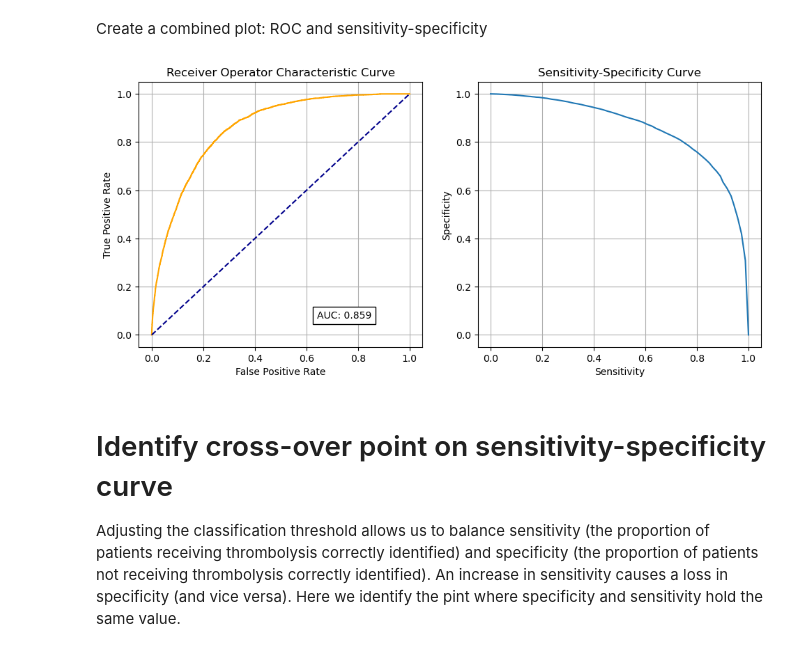
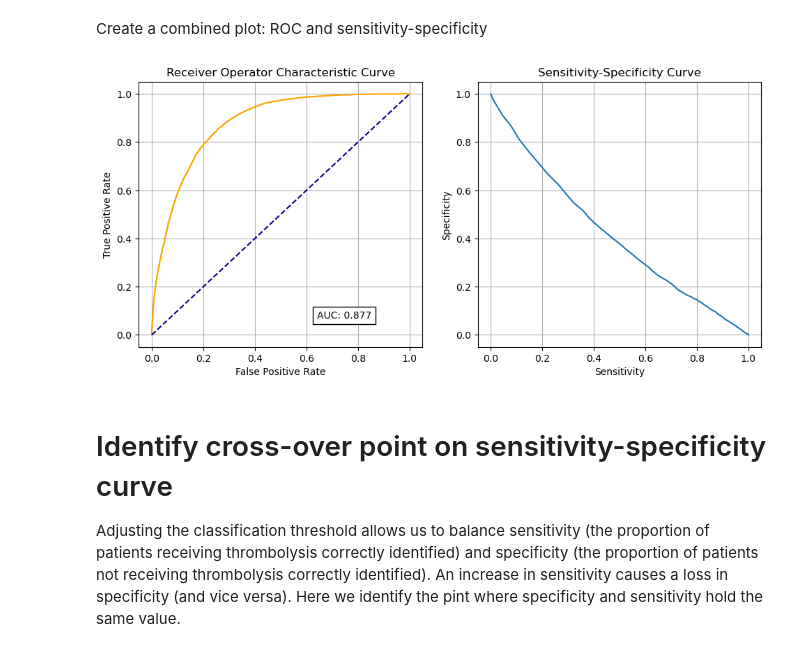
Before and after one commit to samuel-book/stroke_outcome_ml, a Jupyter notebook: xgb_7_features/080_xgb_1fold_7_features_binary_thresholds.ipynb, the cells around one changed output. Drawn from its saved outputs; the diff is of its cells as text; code cells hidden in the pictures.

```diff
--- a/xgb_7_features/080_xgb_1fold_7_features_binary_thresholds.ipynb
+++ b/xgb_7_features/080_xgb_1fold_7_features_binary_thresholds.ipynb
@@ -194,8 +194,7 @@ There are 125 features (after one-hot encoding)
 # %% [markdown]
 Crate a dataframe containing each of the target features for the different threshold values
 # %%
-def create_df_of_binary_target_features(data, target_feature,
-                                        binary_thresholds):
+def create_df_of_binary_target_features(target_feature_data, binary_thresholds):
     """
     Given a feature, return a dataframe of all of the different binary versions
     depending on the threshold used
@@ -222,7 +221,7 @@ def create_df_of_binary_target_features(data, target_feature,
 
         # Then set to 1 those patients that are the threshold value or less
         df[binary_target_feature_name] = (
-                                    (data[target_feature] <= threshold) * 1)
+                                    (target_feature_data <= threshold) * 1)
 
     return(df)
 # %% [markdown]
@@ -235,3 +229,6 @@ df_all_y_test = create_df_of_binary_target_features(test_data, target_feature,
+# %%
+df_all_y_bin_train = create_df_of_binary_target_features(y_train, list_binary_thresholds)
+df_all_y_bin_test = create_df_of_binary_target_features(y_test, list_binary_thresholds)
 # %% [markdown]
 Plot barchart of proportion in each class for each of the thresholds
 # %%
@@ -483,3 +544,18 @@ binary_threshold = 2
+# %%
+# Set threshold to look at
+binary_threshold = 2
+
+# Create the target feature name (for this binary case)
+binary_target_feature_name = f'{target_feature}_bin_{binary_threshold}'
+
+# Get the y values for hte test set for this threshold
+y_test_bin = df_all_y_bin_test[binary_target_feature_name]
+
+# Get the probabilities for each instance for this threshold model
+y_probs = y_probs_binary[binary_threshold]
+
+# Get model for specified threshold
+model = list_model[binary_threshold]
 # %% [markdown]
 ## Identify intersection of sensitivity and specificity
 # %%
@@ -598,7 +674,7 @@ specificity = []
 thresholds = np.arange(0.0, 1.01, 0.01)
 for cutoff in thresholds: #  loop 0 --> 1 on steps of 0.1
     # Get classificiation using cutoff
-    predicted_class = y_probs[:,1] >= cutoff
+    predicted_class = y_probs >= cutoff
     predicted_class = predicted_class * 1.0
     # Call accuracy measures function
     accuracy = calculate_accuracy(y_test, predicted_class)
@@ -609,39 +685,43 @@ for cutoff in thresholds: #  loop 0 --> 1 on steps of 0.1
 Create a combined plot: ROC and sensitivity-specificity
 # %%
 fig = plt.figure(figsize=(10,5))
+
+# Get ROC AUC
+fpr, tpr, thresholds = roc_curve(y_test_bin, y_probs)
+roc_auc = auc(fpr, tpr)
 
 # Plot ROC
 ax1 = fig.add_subplot(121)
 ax1.plot(fpr, tpr, color='orange')
 ax1.plot([0, 1], [0, 1], color='darkblue', linestyle='--')
 ax1.set_xlabel('False Positive Rate')
 ax1.set_ylabel('True Positive Rate')
 ax1.set_title('Receiver Operator Characteristic Curve')
 text = f'AUC: {roc_auc:.3f}'
 ax1.text(0.64,0.07, text,
          bbox=dict(facecolor='white', edgecolor='black'))
 plt.grid(True)
 
 # Plot sensitivity-specificity
 ax2 = fig.add_subplot(122)
 ax2.plot(sensitivity, specificity)
 ax2.set_xlabel('Sensitivity')
 ax2.set_ylabel('Specificity')
 ax2.set_title('Sensitivity-Specificity Curve')
 plt.grid(True)
 
 
 plt.tight_layout(pad=2)
 
 filename = os.path.join(paths.image_save_path, (paths.notebook +
                         paths.model_text + '_roc_sens_spec' + '_' +
-                        binary_threshold + '.jpg'))
+                        str(binary_threshold) + '.jpg'))
 
 plt.savefig(filename, dpi=300)
 
 plt.show()
 # %% [output]
-[figure, old version]
+[figure, new version]
 # %% [markdown]
 # Identify cross-over point on sensitivity-specificity curve
 Adjusting the classification threshold allows us to balance sensitivity (the proportion of patients receiving thrombolysis correctly identified) and specificity (the proportion of patients not receiving thrombolysis correctly identified). An increase in sensitivity causes a loss in specificity (and vice versa). Here we identify the pint where specificity and sensitivity hold the same value.
```
Also changed, not shown: parts of 32 cells of this notebook.
